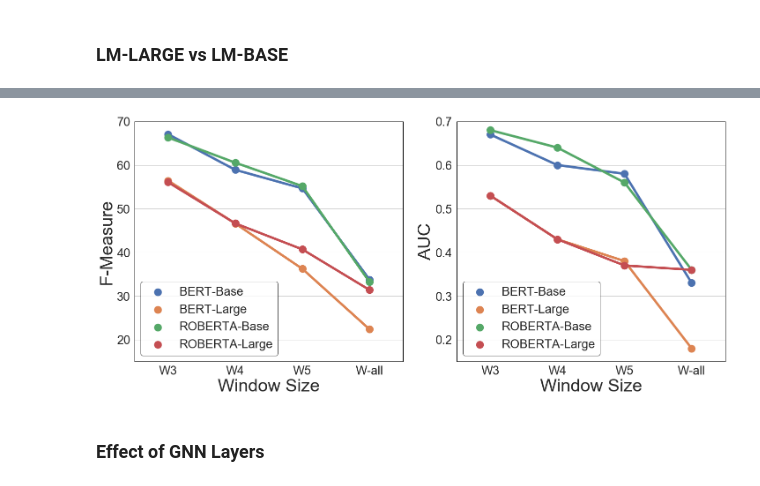
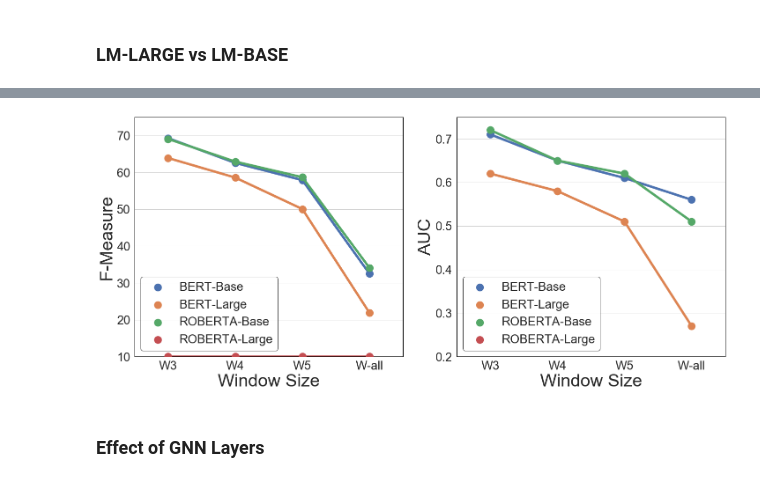
Before and after one commit to kuntalkumarpal/Python-cheat-sheets, a Jupyter notebook: Graphs_Python.ipynb, the cells around one changed output, grey strips where cells are left out. Drawn from its saved outputs; the diff is of its cells as text; code cells hidden in the pictures.

```diff
--- a/Graphs_Python.ipynb
+++ b/Graphs_Python.ipynb
@@ -1266,11 +1274,10 @@ sns.set(font_scale = 2.5,style="whitegrid",rc={"lines.linewidth": 3,"lines.color
 x = ['W-all','W5','W4','W3'][::-1]
 
 
-
-bert=[0.337929,0.546559,0.589076,0.670719]
-bert_pt = [0.223917,0.362342,0.466217,0.564513]
-roberta=[0.332175,0.551829,0.605455,0.663052]
-roberta_pt=[0.314047,0.406851,0.46653,0.560566]
+bert=[0.324931,0.578733,0.625412,0.692613]
+bert_pt = [0.21875,0.500326,0.585594,0.638743]
+roberta=[0.340781,0.58663,0.628875,0.690411]
+roberta_pt=[0.1,0.1,0.1,0.1]
 
 
 bert = [round(100*each,2) for each in bert][::-1]
@@ -1287,10 +1294,13 @@ f1_data = pd.DataFrame({
 ##------------------------------------------------------------------------------------------------------------
 
 
-bert=[0.33241,0.578609,0.601174,0.667557]
-bert_pt = [0.175108,0.378728,0.432371,0.529232]
-roberta=[0.357782,0.563792,0.644984,0.677692]
-roberta_pt=[0.359342,0.365271,0.428118,0.531949]
+
+
+
+bert=[0.559011,0.612222,0.654235,0.70751]
+bert_pt = [0.268722,0.51353,0.579401,0.61749]
+roberta=[0.511957,0.615013,0.652014,0.722126]
+roberta_pt=[0.1,0.1,0.1,0.1]
 
 bert = [round(each,2) for each in bert][::-1]
 bert_pt = [round(each,2) for each in bert_pt][::-1]
@@ -1312,37 +1322,37 @@ f, (ax) = plt.subplots(nrows=1, ncols=2, figsize=(24, 10))
 # print(ax)
 # for each in range(2):
 #     ax[each].set(ylim=(75, 91))
-ax[0].set(ylim=(15, 70))
-ax[1].set(ylim=(0.15, 0.7))
+ax[0].set(ylim=(10, 75))
+ax[1].set(ylim=(0.2, 0.75))
 # ax[1].tick_params(axis='both', which='minor', labelsize=8)
 # ax.grid(True)
 # sns.set_style("darkgrid")
 g1 = sns.pointplot(x='Window Size', y='F1-Score', hue='Models',
               data=pd.melt(f1_data, ['Window Size'],var_name="Models",value_name="F1-Score"),ax=ax[0],markers="o")
 g2 = sns.pointplot(x='Window Size', y='AUC', hue='Models',
               data=pd.melt(f2_data, ['Window Size'],var_name="Models",value_name="AUC"),ax=ax[1],markers="o") #markers = ['s','D','d','+','o']
 # g1.legend_.remove()
 # g2.legend_.remove()
 # g3.legend_.remove()
 
 handles, labels = ax[1].get_legend_handles_labels()#Common legend for all subplot
 
 ylabels = ["F-Measure", "AUC"]
 for e in range(2):
     ax[e].set_xlabel("Window Size",fontsize=40)
     ax[e].set_ylabel(ylabels[e],fontsize=40)
 #     leg = ax[e].legend(markerscale=2.0)
     ax[e].legend().get_frame().set_linewidth(7)
     ax[e].legend().get_frame().set_edgecolor('black')
     for axis in ['top','bottom','left','right']:
         ax[e].spines[axis].set_linewidth(1)
         ax[e].spines[axis].set_color('black')
 
 #x0,y0, width, height
 # lgd = f.legend(handles, labels,markerscale=5.0,bbox_to_anchor=(0.06, 0.91, 0.78, .05), loc='right',
 #            ncol=4 , mode="expand", borderaxespad=0.0) #Common legend for all subplot
 f.savefig('CTF_BasevsLarge_rev.png', bbox_extra_artists=(lgd,), bbox_inches='tight',dpi=300) # High resolution and also helps outside legend to not get cut off during saving
 # %% [output]
-[figure, old version]
+[figure, new version]
 # %% [markdown]
 ### Effect of GNN Layers
```
Also changed, not shown: parts of 15 cells of this notebook.
